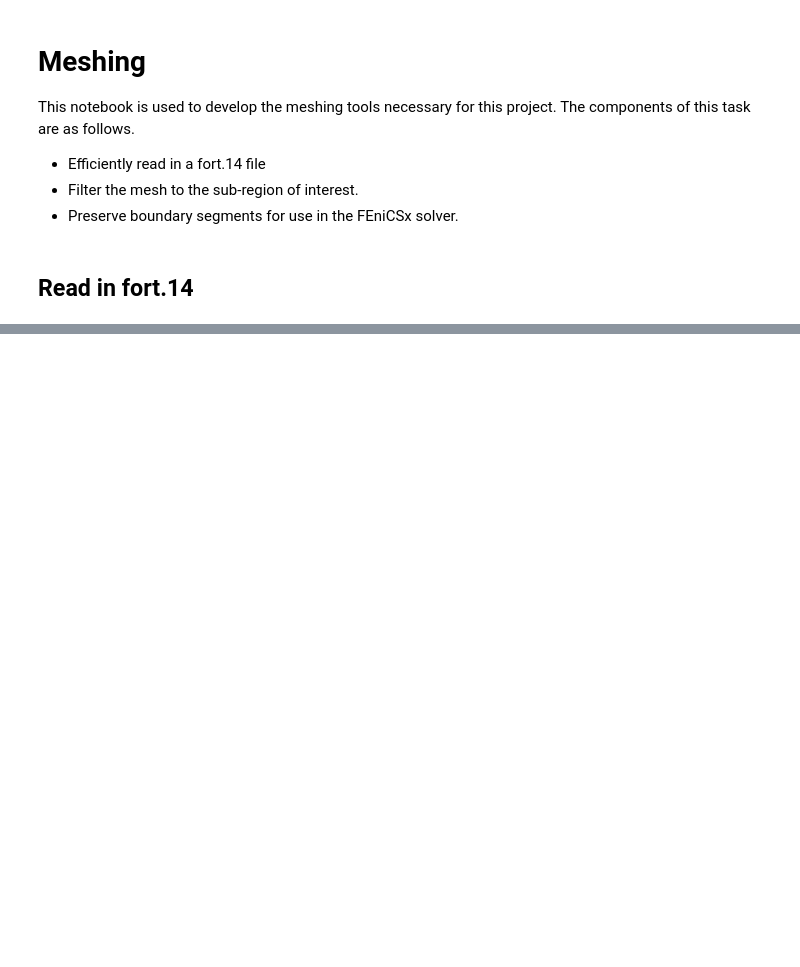
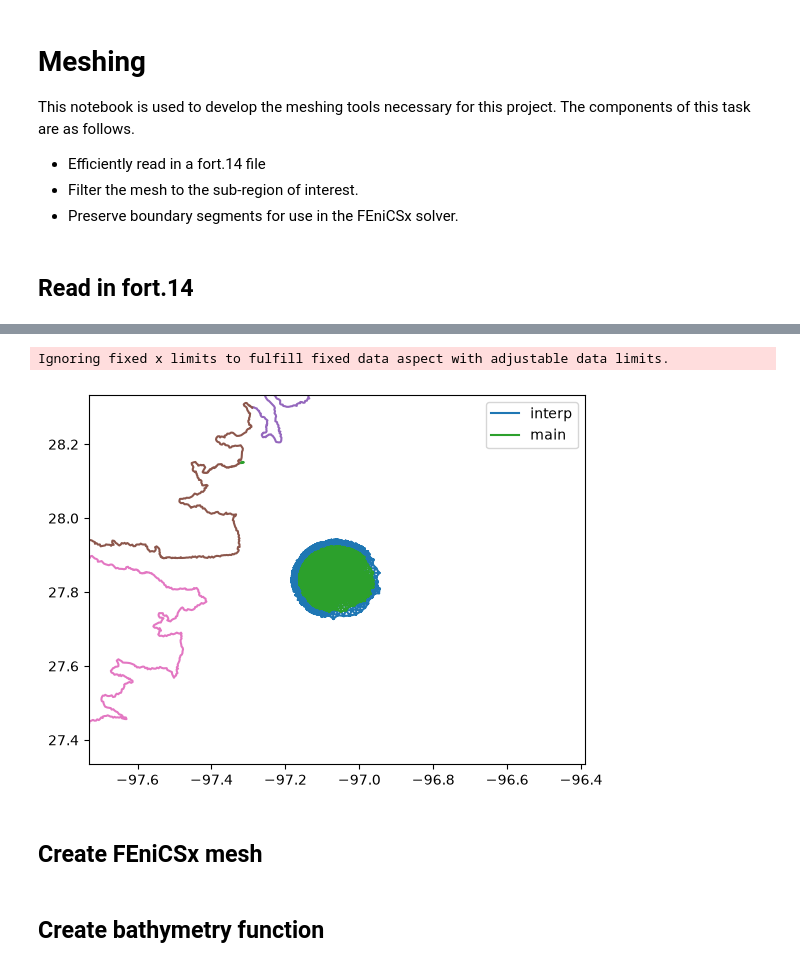
Before and after one commit to ashtonvcole/TracerPost, a Jupyter notebook: examples/02_mesh/meshing.ipynb, the cells around one changed output, grey strips where cells are left out. Cells and saved outputs as stored; diff of their text form; code cells hidden in the pictures; blank space fills up the shorter version.

```diff
--- a/examples/02_mesh/meshing.ipynb
+++ b/examples/02_mesh/meshing.ipynb
@@ -372,0 +51,3 @@ Install trame for interactive backends: pip install "pyvista[jupyter]"
+# %%
+# Filter nodes within certain arclength of PA
+mesh_main, node_map_main, element_map_main = mesh.filter_by_coordinates(filter_main)
@@ -372,0 +89,27 @@ Install trame for interactive backends: pip install "pyvista[jupyter]"
+# %%
+# Show mesh boundaries as well
+# None intersect with the study area
+fig, ax = plt.subplots()
+ax.triplot(triangulation_interp, label='interp')
+ax.triplot(triangulation_main, label='main')
+ax.legend()
+ax.set_aspect('equal', adjustable='datalim')
+for k in range(adcirc_mesh.NOPE):
+    ax.plot(
+        adcirc_mesh.X[adcirc_mesh.NBDV[k] - 1],
+        adcirc_mesh.Y[adcirc_mesh.NBDV[k] - 1],
+        color='r'
+    )
+for k in range(adcirc_mesh.NBOU):
+    ax.plot(
+        adcirc_mesh.X[adcirc_mesh.NBVV[k] - 1],
+        adcirc_mesh.Y[adcirc_mesh.NBVV[k] - 1]
+    )
+ax.set_xlim((pa_lon - 0.5, pa_lon + 0.5))
+ax.set_ylim((pa_lat - 0.5, pa_lat + 0.5))
+ax.set_aspect('equal')
+# %% [output]
+Ignoring fixed x limits to fulfill fixed data aspect with adjustable data limits.
+[figure, added]
+# %% [markdown]
+## Create FEniCSx mesh
@@ -372,0 +125,2 @@ Install trame for interactive backends: pip install "pyvista[jupyter]"
+# %% [markdown]
+## Create bathymetry function
```
Also changed, not shown: parts of 50 cells of this notebook, 2 other files.
